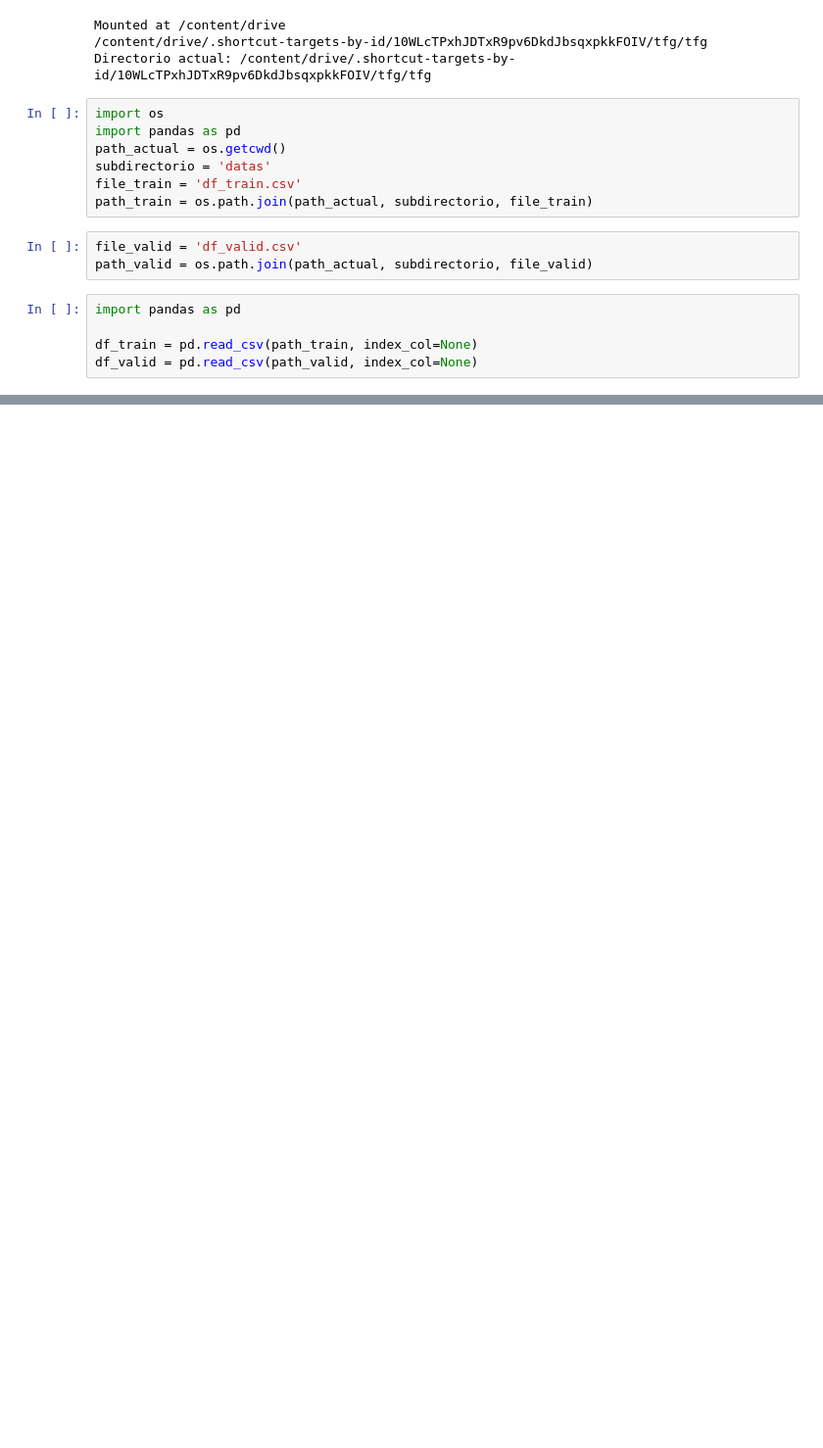
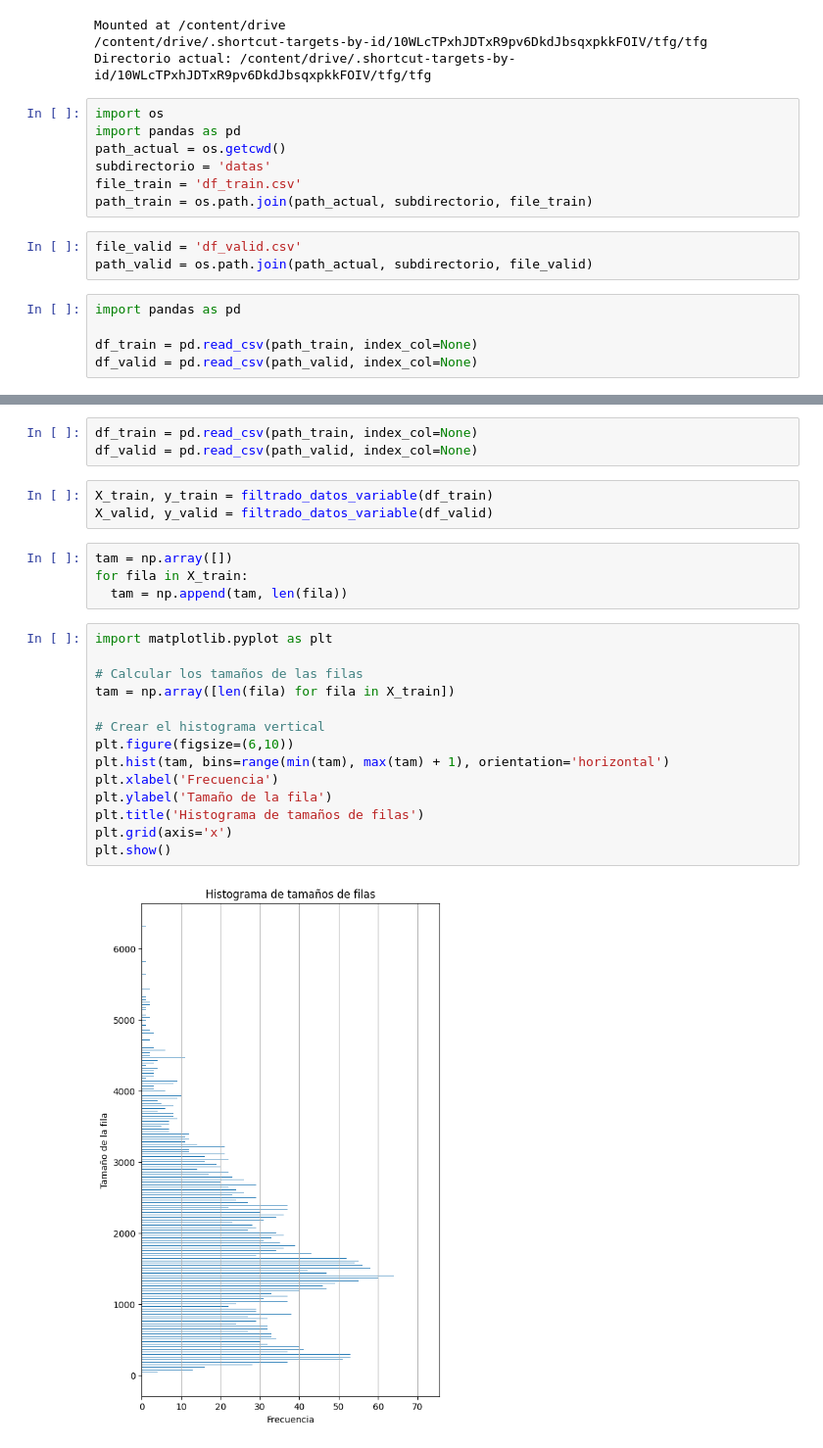
Before and after one commit to ruben-niwe/TFG, a Jupyter notebook: codigos/DL.ipynb, the cells around one changed output, grey strips where cells are left out. Shown at 98% size. Cells and saved outputs as stored; diff of their text form; blank space fills up the shorter version.

```diff
--- a/codigos/DL.ipynb
+++ b/codigos/DL.ipynb
@@ -144,0 +64,26 @@ Accuracy: 0.7721040844917297
+# %%
+df_train = pd.read_csv(path_train, index_col=None)
+df_valid = pd.read_csv(path_valid, index_col=None)
+# %%
+X_train, y_train = filtrado_datos_variable(df_train)
+X_valid, y_valid = filtrado_datos_variable(df_valid)
+# %%
+tam = np.array([])
+for fila in X_train:
+  tam = np.append(tam, len(fila))
+# %%
+import matplotlib.pyplot as plt
+
+# Calcular los tamaños de las filas
+tam = np.array([len(fila) for fila in X_train])
+
+# Crear el histograma vertical
+plt.figure(figsize=(6,10))
+plt.hist(tam, bins=range(min(tam), max(tam) + 1), orientation='horizontal')
+plt.xlabel('Frecuencia')
+plt.ylabel('Tamaño de la fila')
+plt.title('Histograma de tamaños de filas')
+plt.grid(axis='x')
+plt.show()
+# %% [output]
+[figure, added]
```
Also changed, not shown: parts of 30 cells of this notebook.
